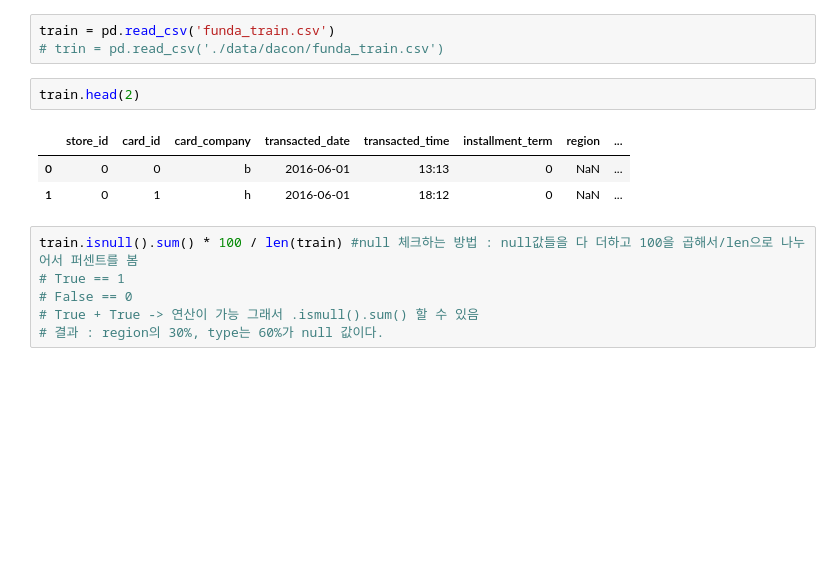
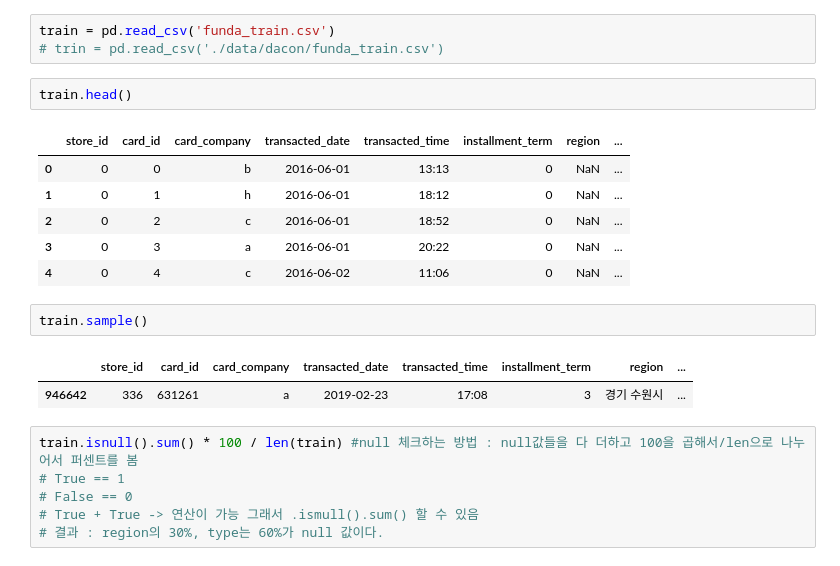
Before and after one commit to canary4651/TIL, a Jupyter notebook: jupyter/Pandas apply() and lambda function in Python.ipynb, the cells around one changed output. Drawn from its saved outputs; the diff is of its cells as text; blank space fills up the shorter version.

```diff
--- a/jupyter/Pandas apply() and lambda function in Python.ipynb
+++ b/jupyter/Pandas apply() and lambda function in Python.ipynb
@@ -8,11 +8,19 @@ import datetime
 train = pd.read_csv('funda_train.csv')
 # trin = pd.read_csv('./data/dacon/funda_train.csv')
 # %%
-train.head(2)
+train.head()
 # %% [output]
 |  | store_id | card_id | card_company | transacted_date | transacted_time | installment_term | region | ... |
 | 0 | 0 | 0 | b | 2016-06-01 | 13:13 | 0 | NaN | ... |
 | 1 | 0 | 1 | h | 2016-06-01 | 18:12 | 0 | NaN | ... |
+| 2 | 0 | 2 | c | 2016-06-01 | 18:52 | 0 | NaN | ... |
+| 3 | 0 | 3 | a | 2016-06-01 | 20:22 | 0 | NaN | ... |
+| 4 | 0 | 4 | c | 2016-06-02 | 11:06 | 0 | NaN | ... |
+# %%
+train.sample()
+# %% [output]
+|  | store_id | card_id | card_company | transacted_date | transacted_time | installment_term | region | ... |
+| 946642 | 336 | 631261 | a | 2019-02-23 | 17:08 | 3 | 경기 수원시 | ... |
 # %%
 train.isnull().sum() * 100 / len(train) #null 체크하는 방법 : null값들을 다 더하고 100을 곱해서/len으로 나누어서 퍼센트를 봄
 # True == 1
```
Also changed, not shown: parts of 22 cells of this notebook, 7 other files.
